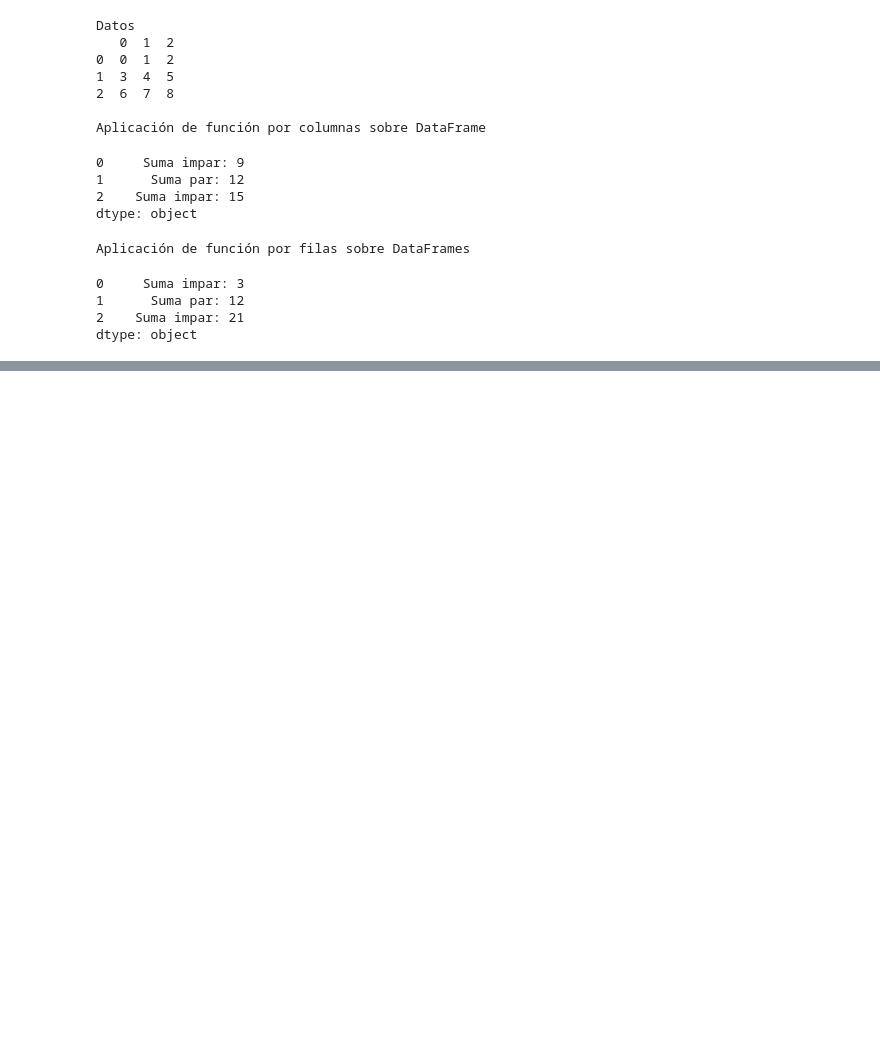
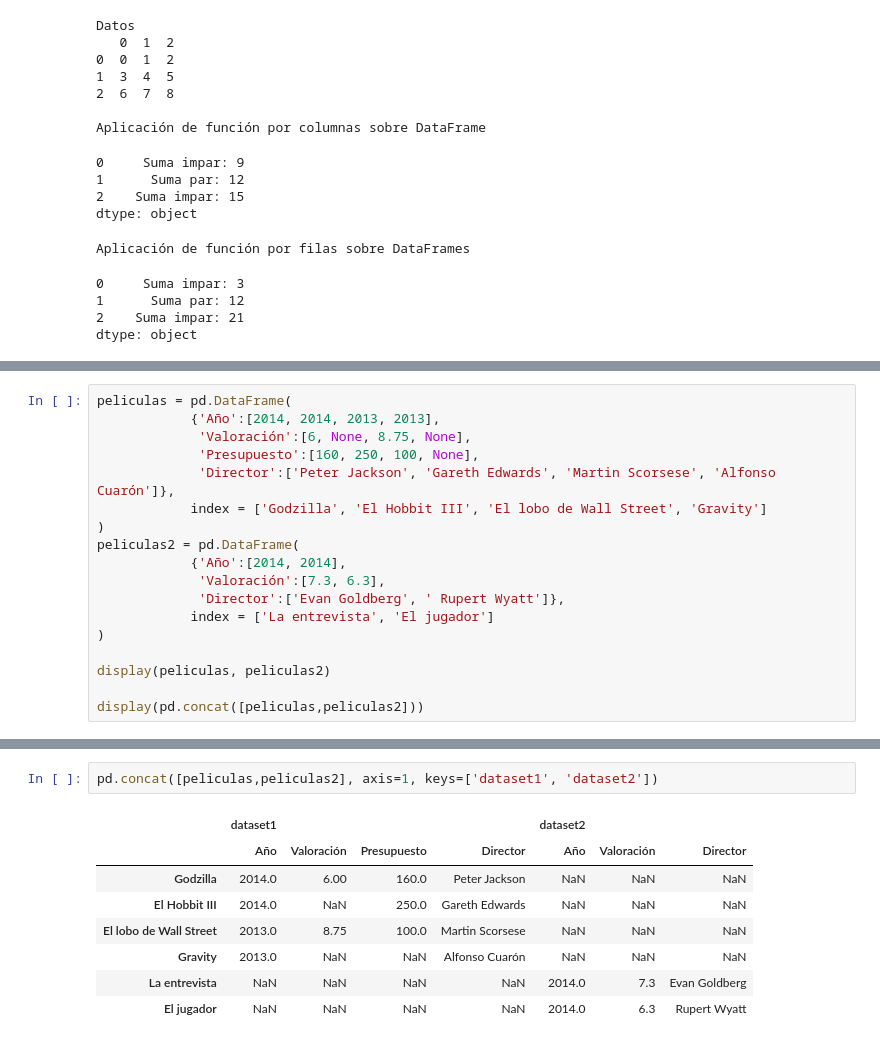
Before and after one commit to yanaySG/proyecto_python_AFI, a Jupyter notebook: Lecciones/3-pandas-notebooks/4. Preparacion y exploracion de datos.ipynb, the cells around one changed output, grey strips where cells are left out. Saved outputs shown, nothing was run; the diff lists cells and outputs as text; blank space fills up the shorter version.

```diff
--- a/Lecciones/3-pandas-notebooks/4. Preparacion y exploracion de datos.ipynb
+++ b/Lecciones/3-pandas-notebooks/4. Preparacion y exploracion de datos.ipynb
@@ -535,0 +617,18 @@ dtype: object
+# %%
+peliculas = pd.DataFrame(
+            {'Año':[2014, 2014, 2013, 2013],
+             'Valoración':[6, None, 8.75, None],
+             'Presupuesto':[160, 250, 100, None],
+             'Director':['Peter Jackson', 'Gareth Edwards', 'Martin Scorsese', 'Alfonso Cuarón']},
+            index = ['Godzilla', 'El Hobbit III', 'El lobo de Wall Street', 'Gravity']
+)
+peliculas2 = pd.DataFrame(
+            {'Año':[2014, 2014],
+             'Valoración':[7.3, 6.3],
+             'Director':['Evan Goldberg', ' Rupert Wyatt']},
+            index = ['La entrevista', 'El jugador']
+)
+
+display(peliculas, peliculas2)
+
+display(pd.concat([peliculas,peliculas2]))
@@ -535,0 +693,11 @@ dtype: object
+# %%
+pd.concat([peliculas,peliculas2], axis=1, keys=['dataset1', 'dataset2'])
+# %% [output]
+|  | dataset1 |  |  |  | dataset2 |  |  |
+|  | Año | Valoración | Presupuesto | Director | Año | Valoración | Director |
+| Godzilla | 2014.0 | 6.00 | 160.0 | Peter Jackson | NaN | NaN | NaN |
+| El Hobbit III | 2014.0 | NaN | 250.0 | Gareth Edwards | NaN | NaN | NaN |
+| El lobo de Wall Street | 2013.0 | 8.75 | 100.0 | Martin Scorsese | NaN | NaN | NaN |
+| Gravity | 2013.0 | NaN | NaN | Alfonso Cuarón | NaN | NaN | NaN |
+| La entrevista | NaN | NaN | NaN | NaN | 2014.0 | 7.3 | Evan Goldberg |
+| El jugador | NaN | NaN | NaN | NaN | 2014.0 | 6.3 | Rupert Wyatt |
```
Also changed, not shown: parts of 21 cells of this notebook.
